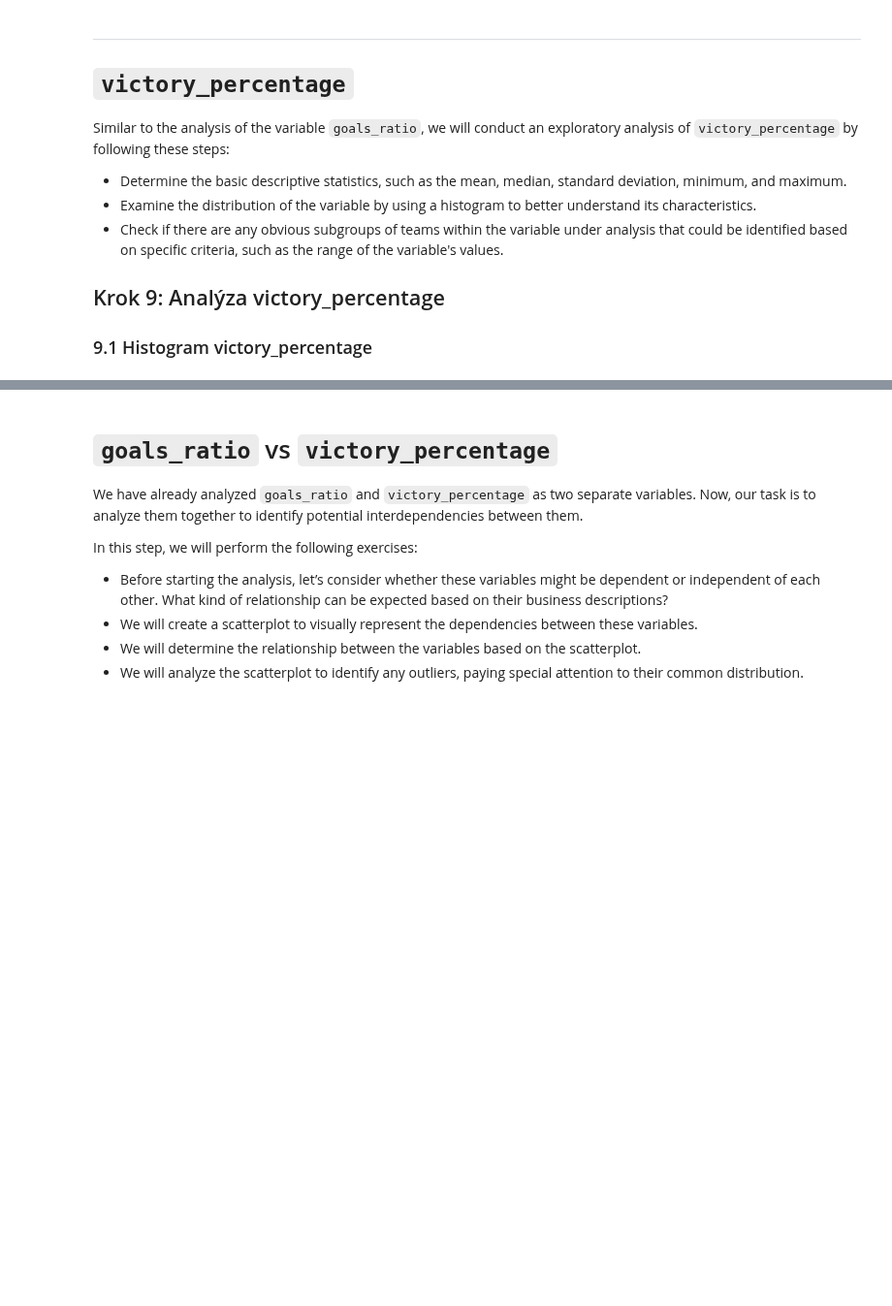
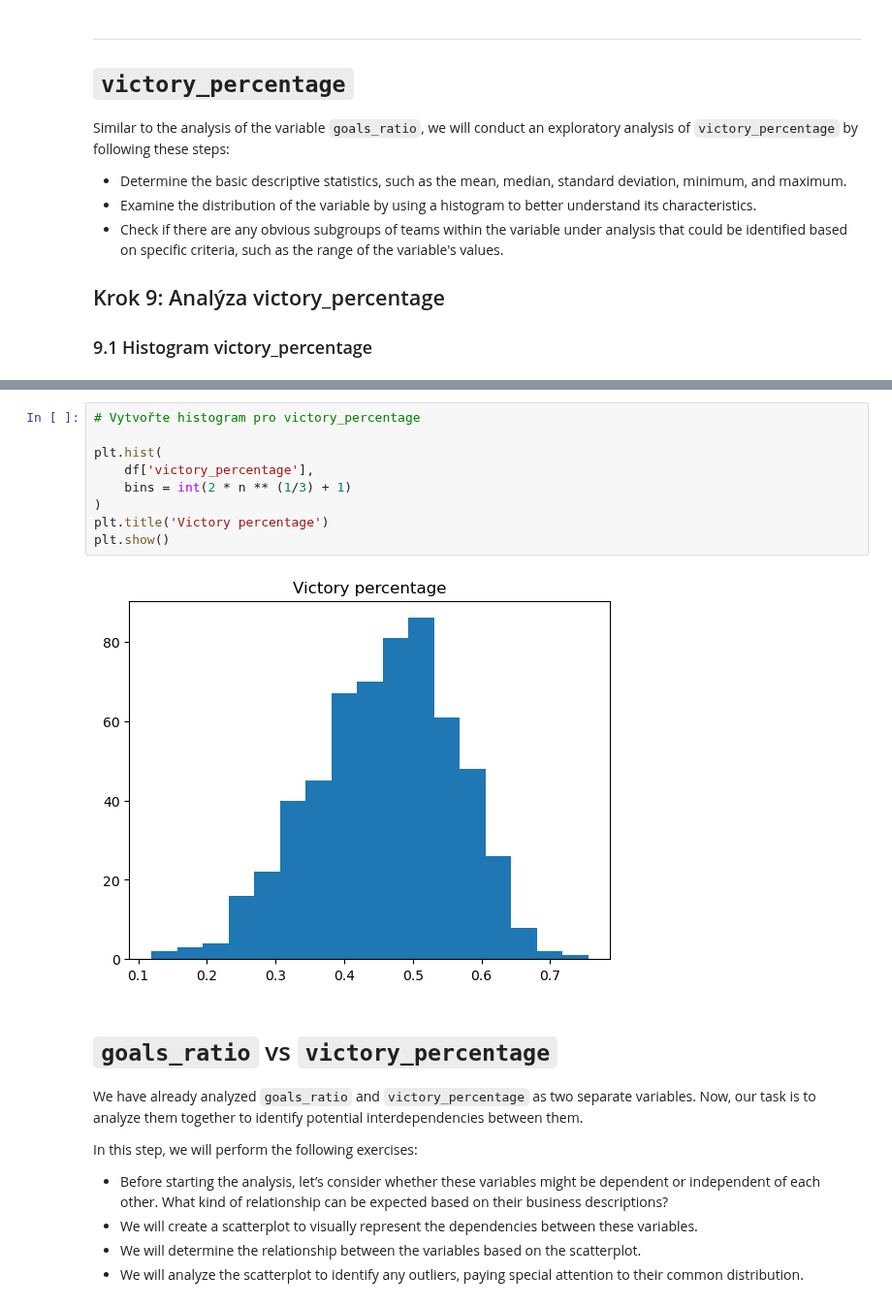
Before and after one commit to danakozakova/Python-CodersLab, a Jupyter notebook: Day_10_Workshop/notebooks/03_DataAnalysis_reseni.ipynb, the cells around one changed output, grey strips where cells are left out. Shown at 97% size. Cells and saved outputs as stored; diff of their text form; blank space fills up the shorter version.

```diff
--- a/Day_10_Workshop/notebooks/03_DataAnalysis_reseni.ipynb
+++ b/Day_10_Workshop/notebooks/03_DataAnalysis_reseni.ipynb
@@ -623,3 +658,14 @@ Similar to the analysis of the variable `goals_ratio`, we will conduct an explor
+# %%
+# Vytvořte histogram pro victory_percentage
+
+plt.hist(
+    df['victory_percentage'],
+    bins = int(2 * n ** (1/3) + 1)
+)
+plt.title('Victory percentage')
+plt.show()
+# %% [output]
+[figure, added]
 # %% [markdown]
 # `goals_ratio` vs `victory_percentage`
 
```
Also changed, not shown: parts of 11 cells of this notebook.
